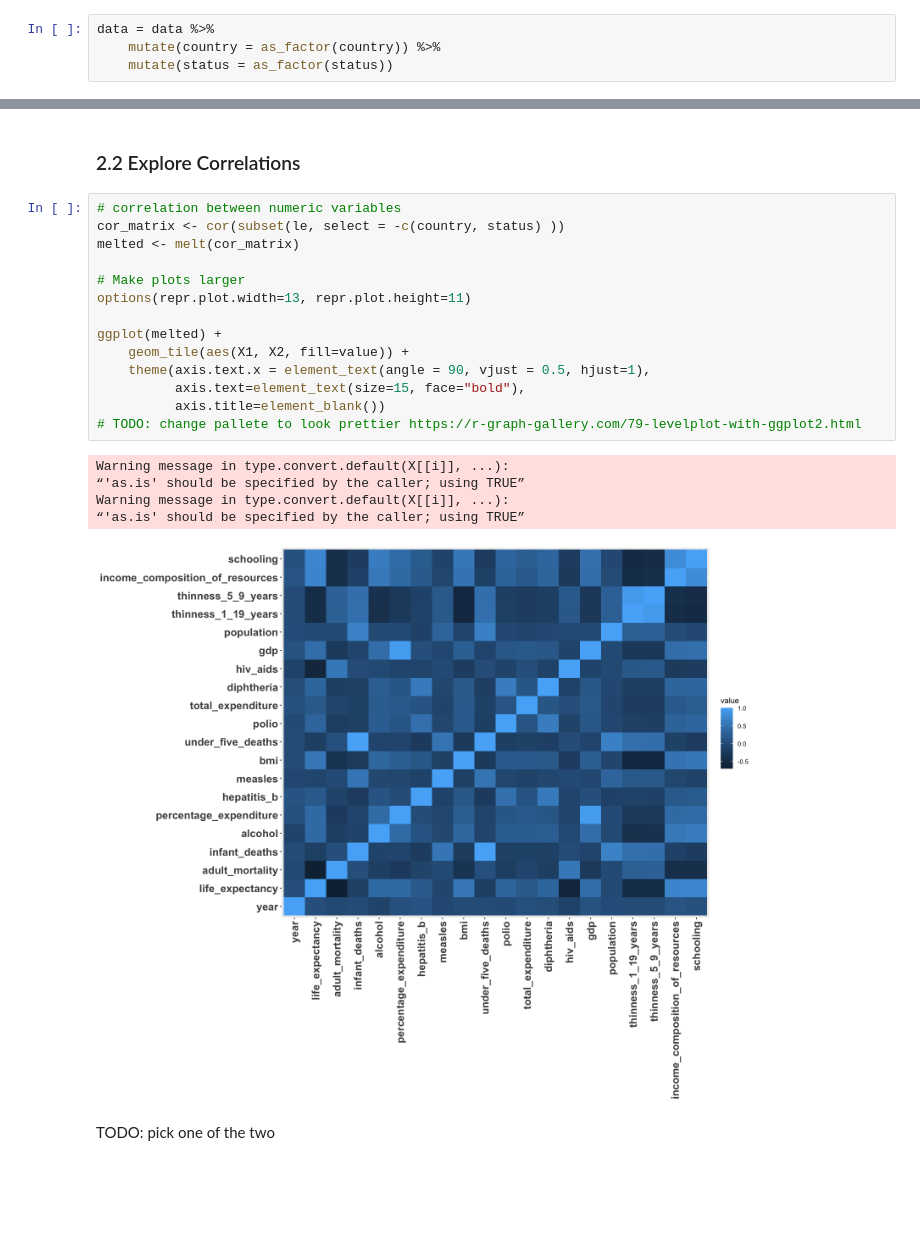
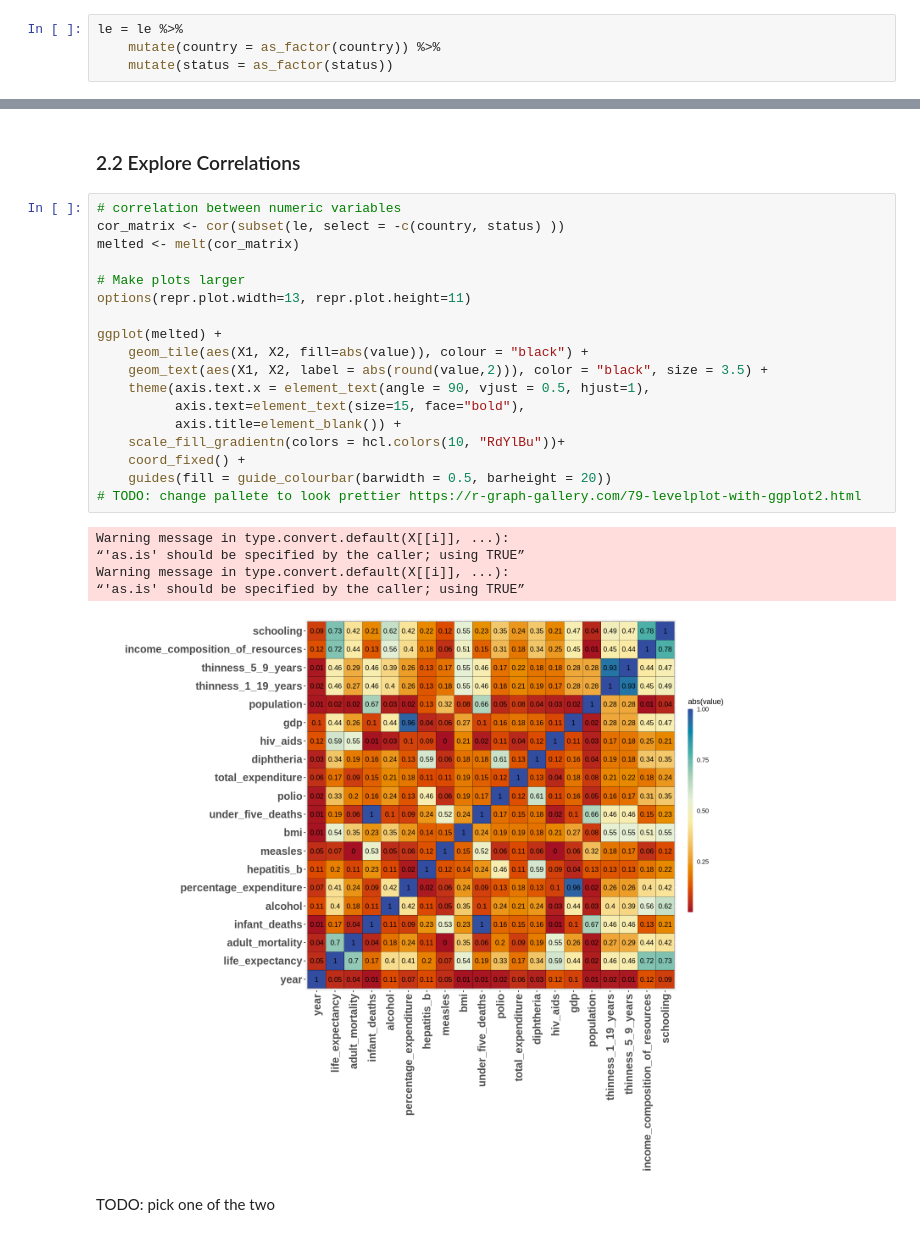
Before and after one commit to fionawang-yf/STAT301-LifeExpectancy, a Jupyter notebook: STAT301-Group1-Proposal.ipynb, the cells around one changed output, grey strips where cells are left out. Drawn from its saved outputs; the diff is of its cells as text; blank space fills up the shorter version.

Commit message:
Plots edit

```diff
--- a/STAT301-Group1-Proposal.ipynb
+++ b/STAT301-Group1-Proposal.ipynb
@@ -112,7 +133,7 @@ print(sprintf("there are %d rows in the data frame", nrow(le)))
 [1] "there are 2938 rows in the data frame"
 [1] "there are 1649 rows in the data frame"
 # %%
-data = data %>%
+le = le %>%
     mutate(country = as_factor(country)) %>%
     mutate(status = as_factor(status))
 # %%
@@ -151,23 +172,27 @@ A matrix: 20 × 20 of type dbl
 # %%
 # correlation between numeric variables
 cor_matrix <- cor(subset(le, select = -c(country, status) ))
 melted <- melt(cor_matrix)
 
 # Make plots larger
 options(repr.plot.width=13, repr.plot.height=11)
 
 ggplot(melted) +
-    geom_tile(aes(X1, X2, fill=value)) +
+    geom_tile(aes(X1, X2, fill=abs(value)), colour = "black") +
+    geom_text(aes(X1, X2, label = abs(round(value,2))), color = "black", size = 3.5) +
     theme(axis.text.x = element_text(angle = 90, vjust = 0.5, hjust=1),
           axis.text=element_text(size=15, face="bold"),
-          axis.title=element_blank())
+          axis.title=element_blank()) +
+    scale_fill_gradientn(colors = hcl.colors(10, "RdYlBu"))+
+    coord_fixed() +
+    guides(fill = guide_colourbar(barwidth = 0.5, barheight = 20))
 # TODO: change pallete to look prettier https://r-graph-gallery.com/79-levelplot-with-ggplot2.html
 # %% [output]
 Warning message in type.convert.default(X[[i]], ...):
 “'as.is' should be specified by the caller; using TRUE”
 Warning message in type.convert.default(X[[i]], ...):
 “'as.is' should be specified by the caller; using TRUE”
-[figure, old version]
+[figure, new version]
 # %% [markdown]
 TODO: pick one of the two
 # %%
```
Also changed, not shown: parts of 6 cells of this notebook.
